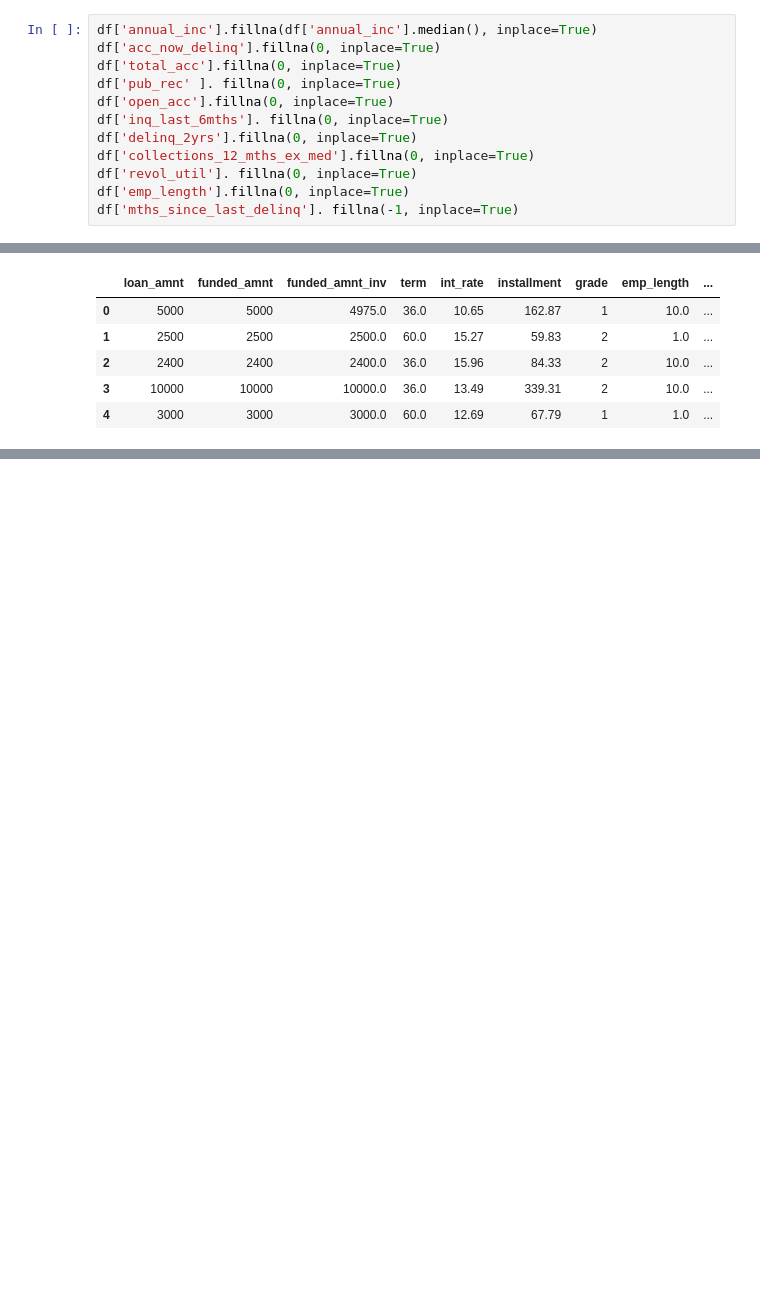
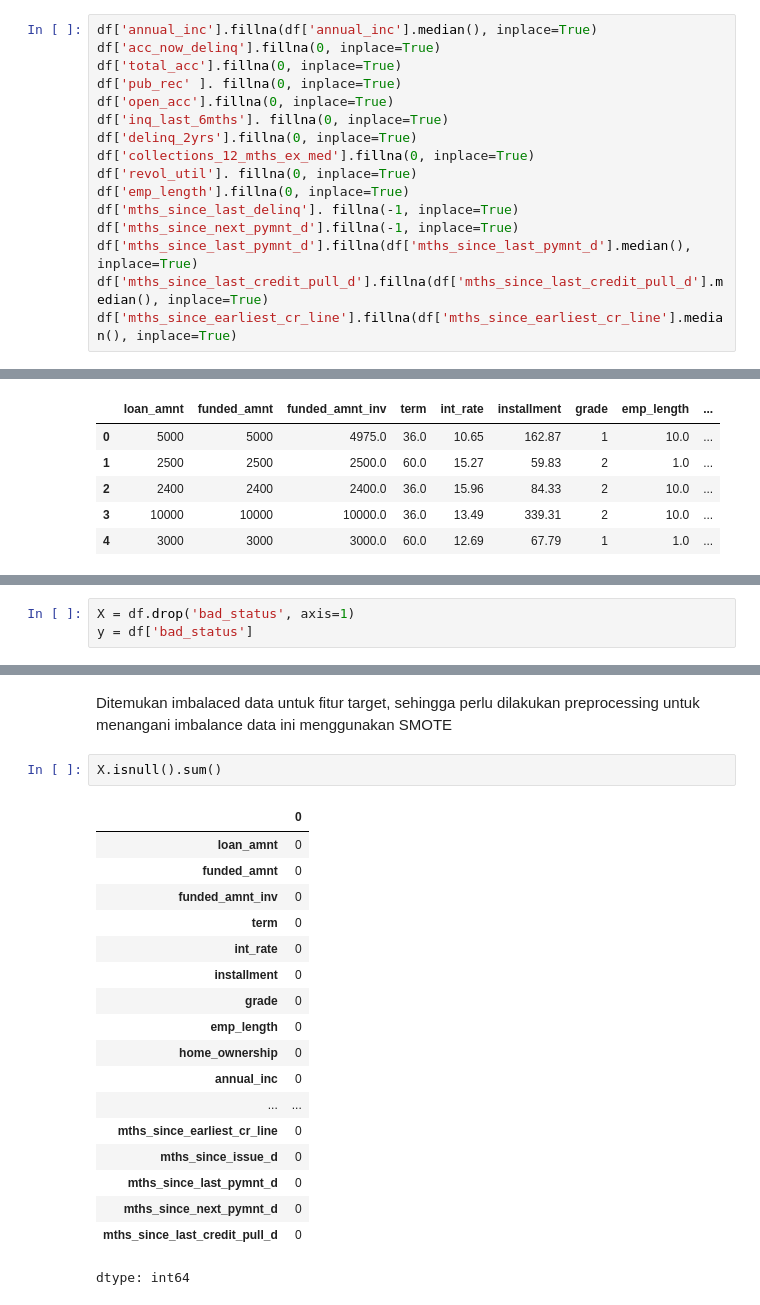
Before and after one commit to rfaoktvian/Credit_Risk_Prediction_ID-X-Partners, a Jupyter notebook: CreditRisk_Final_Project_ID_X_Partners.ipynb, the cells around one changed output, grey strips where cells are left out. Saved outputs shown, nothing was run; the diff lists cells and outputs as text; blank space fills up the shorter version.

Commit message:
feat: handling imbalance data & split data

```diff
--- a/CreditRisk_Final_Project_ID_X_Partners.ipynb
+++ b/CreditRisk_Final_Project_ID_X_Partners.ipynb
@@ -864,6 +864,10 @@ df['collections_12_mths_ex_med'].fillna(0, inplace=True)
 df['revol_util']. fillna(0, inplace=True)
 df['emp_length'].fillna(0, inplace=True)
 df['mths_since_last_delinq']. fillna(-1, inplace=True)
+df['mths_since_next_pymnt_d'].fillna(-1, inplace=True)
+df['mths_since_last_pymnt_d'].fillna(df['mths_since_last_pymnt_d'].median(), inplace=True)
+df['mths_since_last_credit_pull_d'].fillna(df['mths_since_last_credit_pull_d'].median(), inplace=True)
+df['mths_since_earliest_cr_line'].fillna(df['mths_since_earliest_cr_line'].median(), inplace=True)
 # %% [markdown]
 ### LABEL ENCODING
 # %%
@@ -884,0 +891,3 @@ df.head()
+# %%
+X = df.drop('bad_status', axis=1)
+y = df['bad_status']
@@ -884,0 +902,23 @@ df.head()
+# %% [markdown]
+Ditemukan imbalaced data untuk fitur target, sehingga perlu dilakukan preprocessing untuk menangani imbalance data ini menggunakan SMOTE
+# %%
+X.isnull().sum()
+# %% [output]
+|  | 0 |
+| loan_amnt | 0 |
+| funded_amnt | 0 |
+| funded_amnt_inv | 0 |
+| term | 0 |
+| int_rate | 0 |
+| installment | 0 |
+| grade | 0 |
+| emp_length | 0 |
+| home_ownership | 0 |
+| annual_inc | 0 |
+| ... | ... |
+| mths_since_earliest_cr_line | 0 |
+| mths_since_issue_d | 0 |
+| mths_since_last_pymnt_d | 0 |
+| mths_since_next_pymnt_d | 0 |
+| mths_since_last_credit_pull_d | 0 |
+dtype: int64
```
Also changed, not shown: parts of 8 cells of this notebook.
